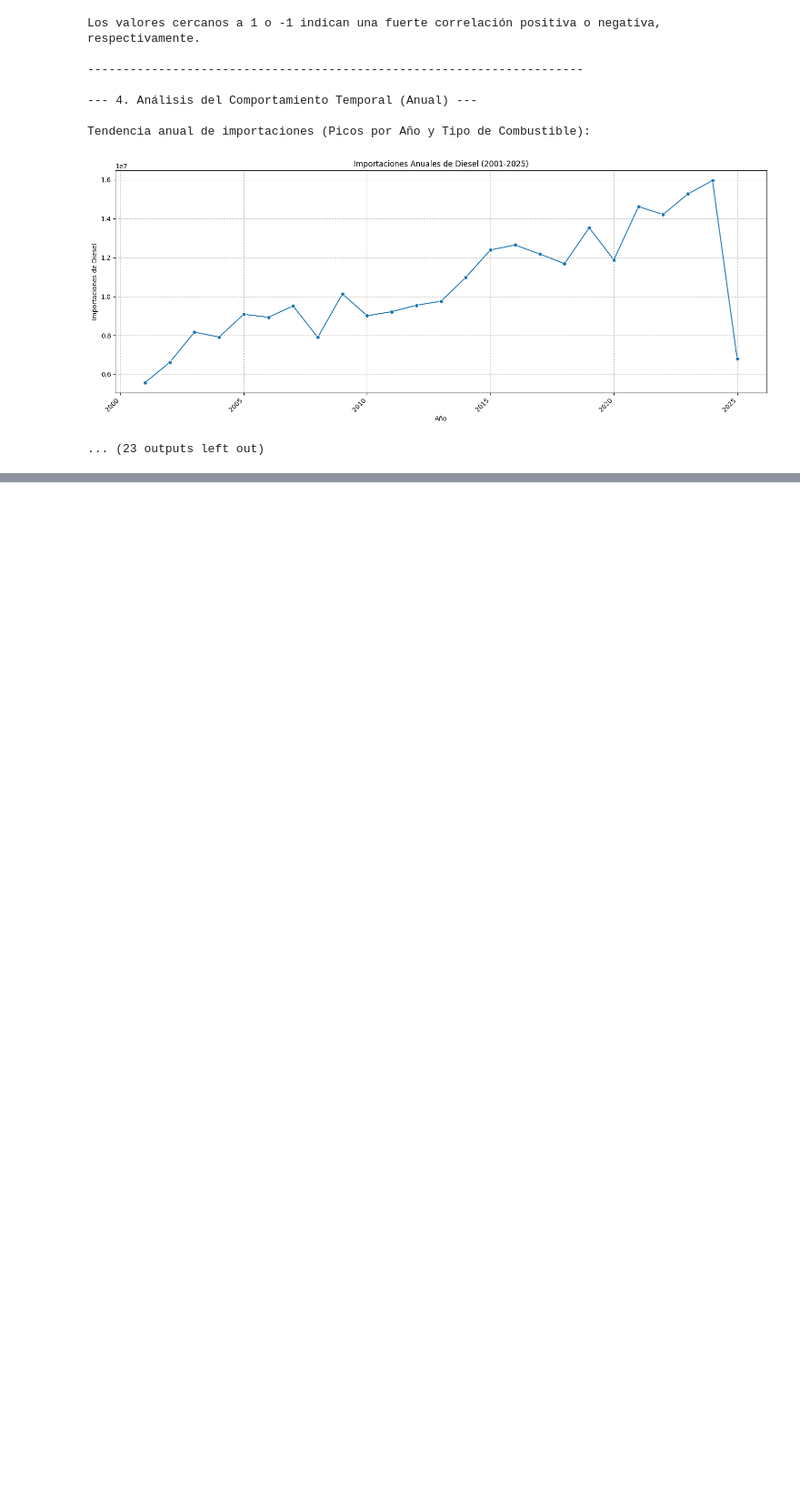
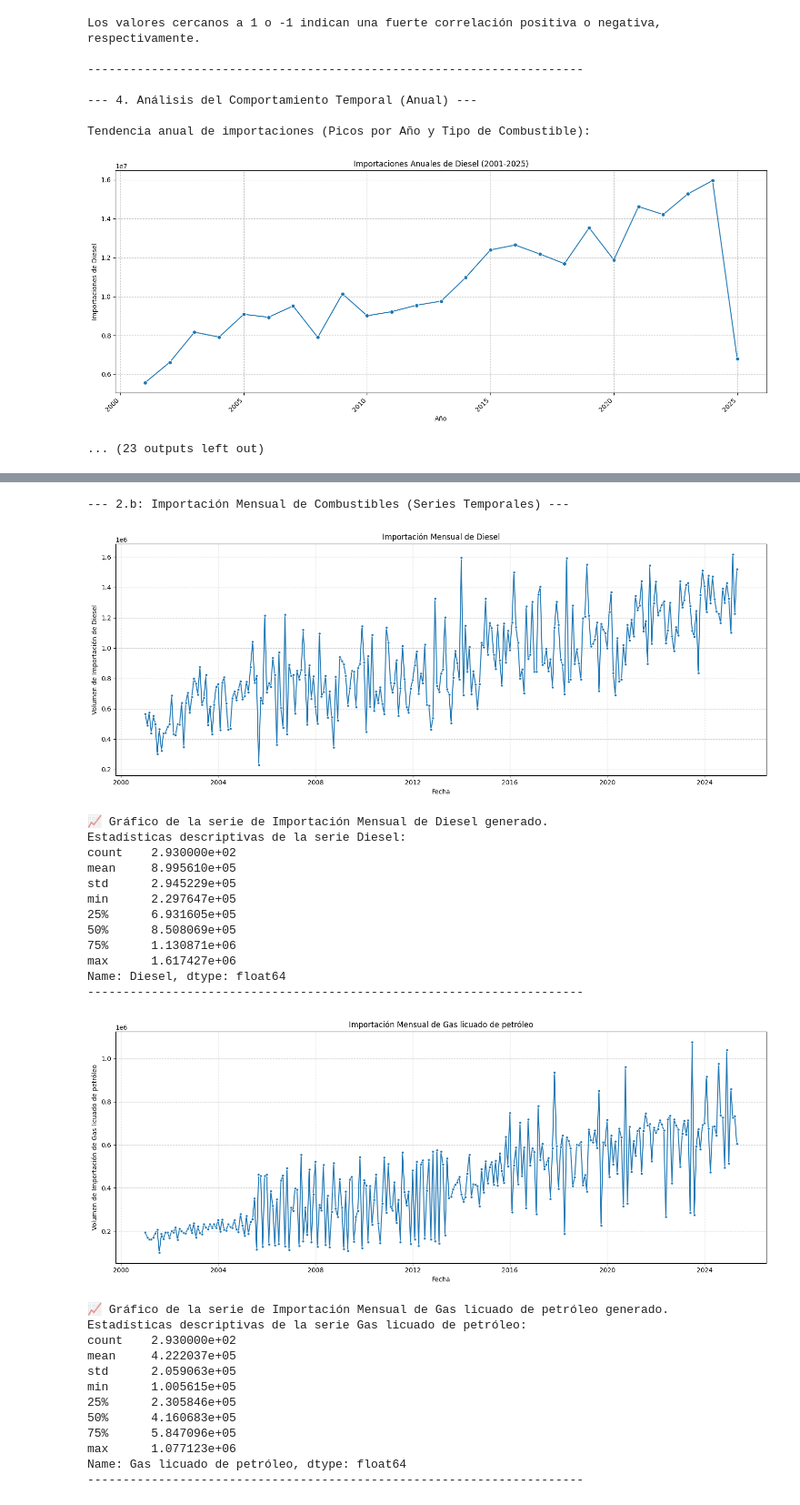
Before and after one commit to Saiyan-Javi/Lab1DS, a Jupyter notebook: Lab1.ipynb, the cells around one changed output, grey strips where cells are left out. Shown at 91% size. Drawn from its saved outputs; the diff is of its cells as text; code cells hidden in the pictures; blank space fills up the shorter version.

```diff
--- a/Lab1.ipynb
+++ b/Lab1.ipynb
@@ -386,0 +454,49 @@ Tendencia anual de importaciones (Picos por Año y Tipo de Combustible):
+# %%
+## 2.b: Importación Mensual de Combustibles
+print("--- 2.b: Importación Mensual de Combustibles (Series Temporales) ---\n")
+
+if not df_importaciones.empty:
+    for col in df_importaciones.columns:
+        plt.figure(figsize=(15, 6))
+        # Usamos df_importaciones directamente ya que su índice es la fecha
+        sns.lineplot(x=df_importaciones.index, y=df_importaciones[col], marker='o', markersize=4)
+        plt.title(f'Importación Mensual de {col}')
+        plt.xlabel('Fecha')
+        plt.ylabel(f'Volumen de Importación de {col}')
+        plt.grid(True, linestyle='--', alpha=0.7)
+        plt.tight_layout()
+        plt.show()
+        print(f"📈 Gráfico de la serie de Importación Mensual de {col} generado.")
+        print(f"Estadísticas descriptivas de la serie {col}:")
+        print(df_importaciones[col].describe())
+        print("-" * 70 + "\n")
+else:
+    print("❌ No se pudo cargar el DataFrame de importaciones. No se pueden generar las series mensuales.")
+# %% [output]
+--- 2.b: Importación Mensual de Combustibles (Series Temporales) ---
+[figure, added]
+📈 Gráfico de la serie de Importación Mensual de Diesel generado.
+Estadísticas descriptivas de la serie Diesel:
+count    2.930000e+02
+mean     8.995610e+05
+std      2.945229e+05
+min      2.297647e+05
+25%      6.931605e+05
+50%      8.508069e+05
+75%      1.130871e+06
+max      1.617427e+06
+Name: Diesel, dtype: float64
+----------------------------------------------------------------------
+[figure, added]
+📈 Gráfico de la serie de Importación Mensual de Gas licuado de petróleo generado.
+Estadísticas descriptivas de la serie Gas licuado de petróleo:
+count    2.930000e+02
+mean     4.222037e+05
+std      2.059063e+05
+min      1.005615e+05
+25%      2.305846e+05
+50%      4.160683e+05
+75%      5.847096e+05
+max      1.077123e+06
+Name: Gas licuado de petróleo, dtype: float64
+----------------------------------------------------------------------
```
Also changed, not shown: parts of 13 cells of this notebook.
